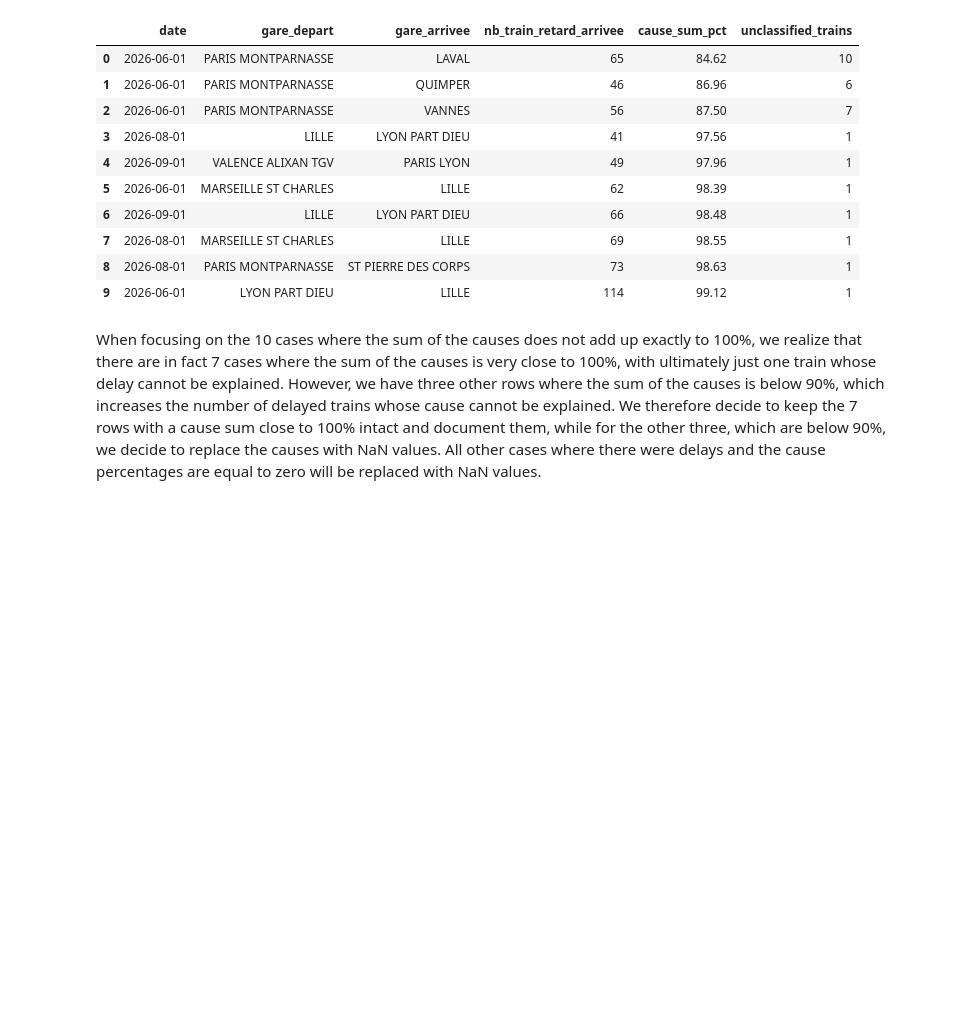
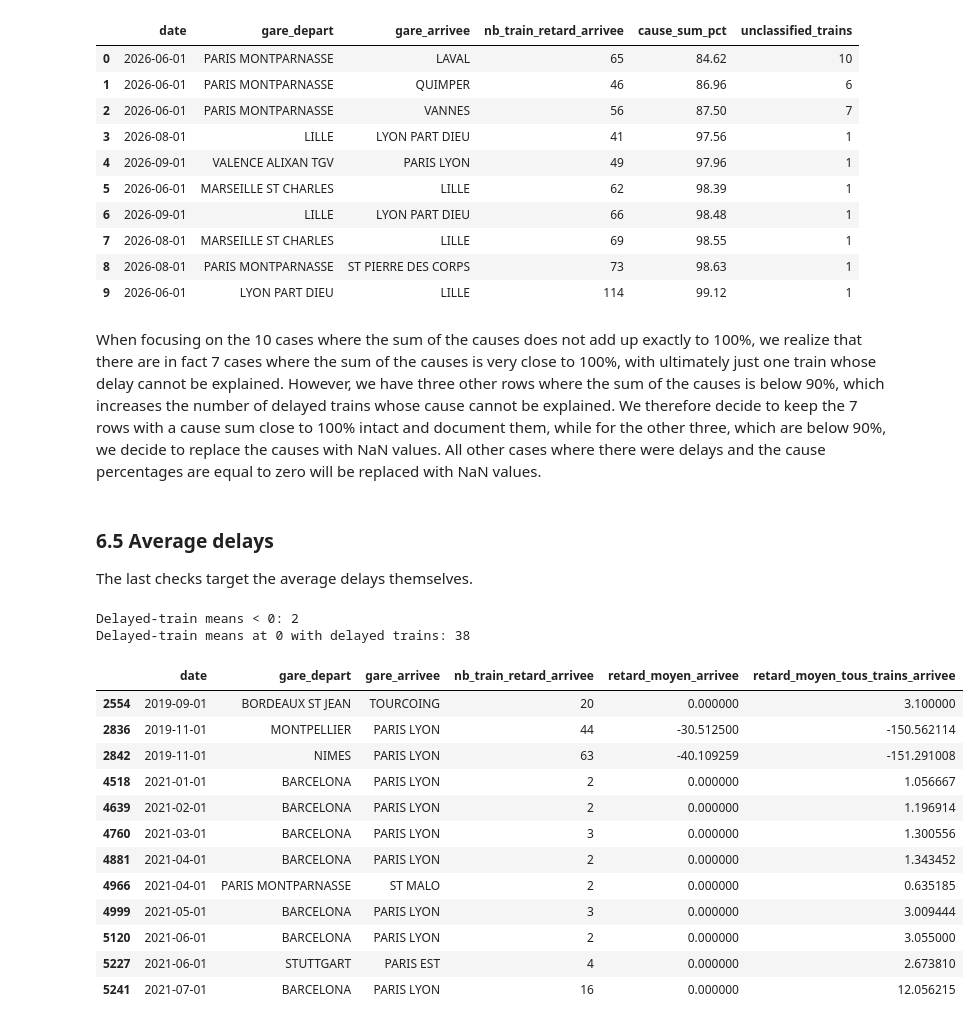
Before and after one commit to FaureArm/IA700_Project, a Jupyter notebook: notebooks/EDA.ipynb, the cells around one changed output. Cells and saved outputs as stored; diff of their text form; code cells hidden in the pictures; blank space fills up the shorter version.

```diff
--- a/notebooks/EDA.ipynb
+++ b/notebooks/EDA.ipynb
@@ -544,3 +551,42 @@ df.loc[mask_missing_causes, prct_causes] = np.nan
 cause_sum_after = df[prct_causes].sum(axis=1)
 known_causes = df[prct_causes].notna().any(axis=1)
 kept_incomplete = (delayed > 0) & known_causes & ~complete
+# %% [markdown]
+### 6.5 Average delays
+
+The last checks target the average delays themselves.
+# %%
+# Case retard_moyen_*
+
+mask_negative_delayed_means = (df["retard_moyen_depart"] < 0) | (df["retard_moyen_arrivee"] < 0)
+
+print("Delayed-train means < 0:", int(mask_negative_delayed_means.sum()))
+print("Delayed-train means at 0 with delayed trains:", int(mask_zero_delayed_means.sum()))
+
+anomalies_delayed_means = df[mask_negative_delayed_means | mask_zero_delayed_means]
+anomalies_delayed_means[
+    [
+        "date",
+        "gare_depart",
+        "gare_arrivee",
+        "nb_train_retard_arrivee",
+        "retard_moyen_arrivee",
+        "retard_moyen_tous_trains_arrivee",
+    ]
+].head(12)
+# %% [output]
+Delayed-train means < 0: 2
+Delayed-train means at 0 with delayed trains: 38
+|  | date | gare_depart | gare_arrivee | nb_train_retard_arrivee | retard_moyen_arrivee | retard_moyen_tous_trains_arrivee |
+| 2554 | 2019-09-01 | BORDEAUX ST JEAN | TOURCOING | 20 | 0.000000 | 3.100000 |
+| 2836 | 2019-11-01 | MONTPELLIER | PARIS LYON | 44 | -30.512500 | -150.562114 |
+| 2842 | 2019-11-01 | NIMES | PARIS LYON | 63 | -40.109259 | -151.291008 |
+| 4518 | 2021-01-01 | BARCELONA | PARIS LYON | 2 | 0.000000 | 1.056667 |
+| 4639 | 2021-02-01 | BARCELONA | PARIS LYON | 2 | 0.000000 | 1.196914 |
+| 4760 | 2021-03-01 | BARCELONA | PARIS LYON | 3 | 0.000000 | 1.300556 |
+| 4881 | 2021-04-01 | BARCELONA | PARIS LYON | 2 | 0.000000 | 1.343452 |
+| 4966 | 2021-04-01 | PARIS MONTPARNASSE | ST MALO | 2 | 0.000000 | 0.635185 |
+| 4999 | 2021-05-01 | BARCELONA | PARIS LYON | 3 | 0.000000 | 3.009444 |
+| 5120 | 2021-06-01 | BARCELONA | PARIS LYON | 2 | 0.000000 | 3.055000 |
+| 5227 | 2021-06-01 | STUTTGART | PARIS EST | 4 | 0.000000 | 2.673810 |
+| 5241 | 2021-07-01 | BARCELONA | PARIS LYON | 16 | 0.000000 | 12.056215 |
```
Also changed, not shown: parts of 10 cells of this notebook.
